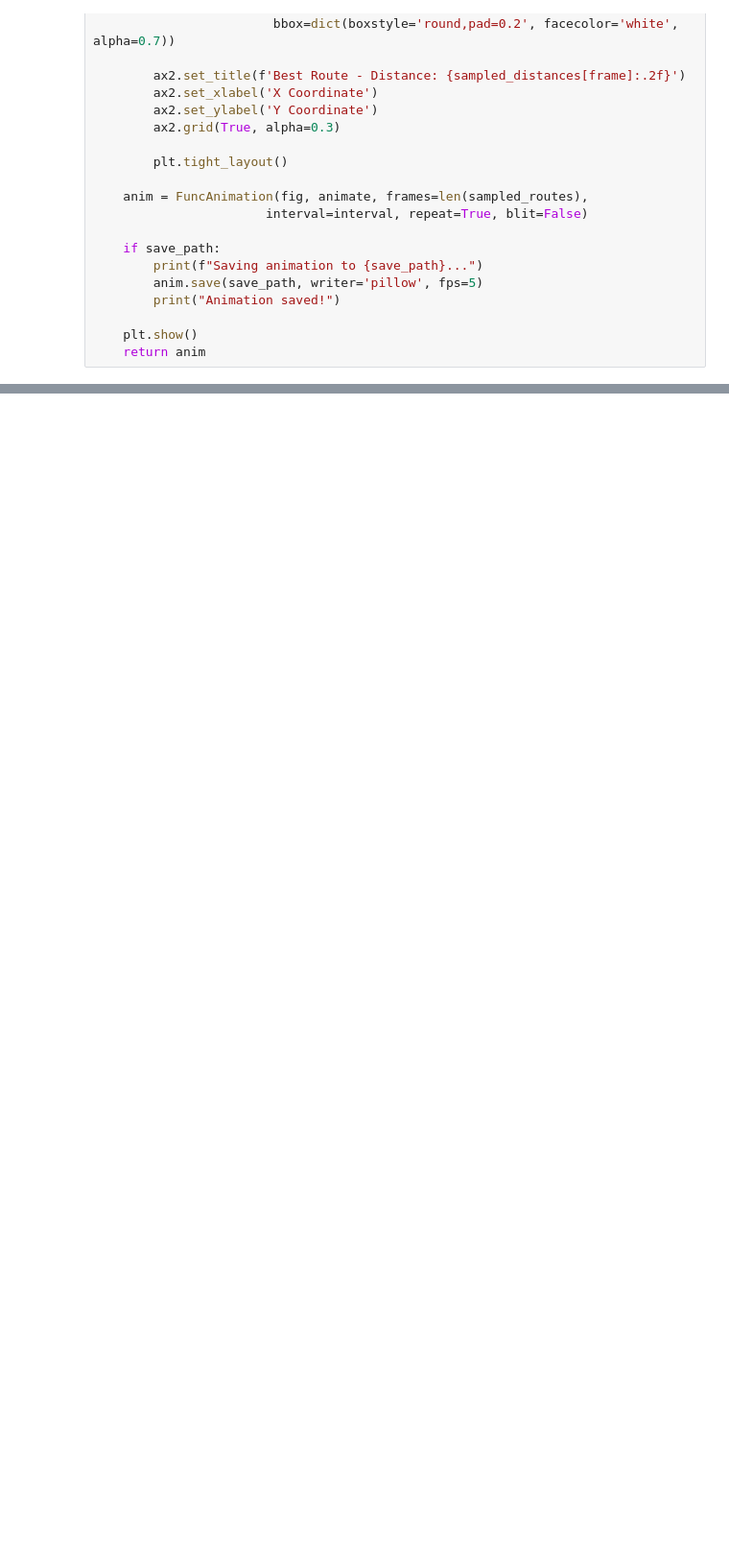
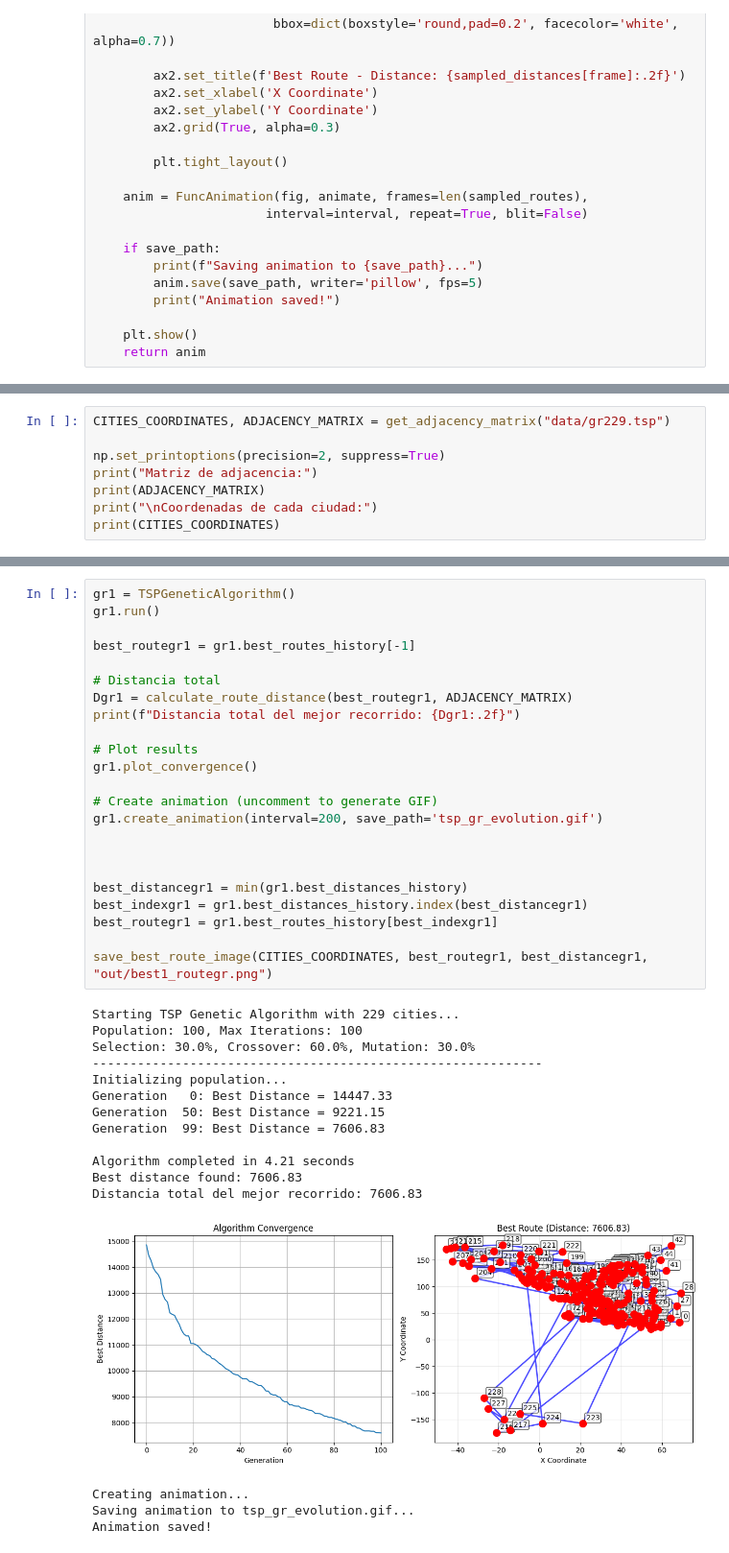
Before and after one commit to DanielRasho/Simulacion-Proj1, a Jupyter notebook: report.ipynb, the cells around one changed output, grey strips where cells are left out. Shown at 96% size. Drawn from its saved outputs; the diff is of its cells as text; blank space fills up the shorter version.

```diff
--- a/report.ipynb
+++ b/report.ipynb
@@ -381,0 +535,8 @@ Animation saved!
+# %%
+CITIES_COORDINATES, ADJACENCY_MATRIX = get_adjacency_matrix("data/gr229.tsp")
+
+np.set_printoptions(precision=2, suppress=True)
+print("Matriz de adjacencia:")
+print(ADJACENCY_MATRIX)
+print("\nCoordenadas de cada ciudad:")
+print(CITIES_COORDINATES)
@@ -381,0 +566,40 @@ Animation saved!
+# %%
+gr1 = TSPGeneticAlgorithm()
+gr1.run()
+
+best_routegr1 = gr1.best_routes_history[-1]
+
+# Distancia total
+Dgr1 = calculate_route_distance(best_routegr1, ADJACENCY_MATRIX)
+print(f"Distancia total del mejor recorrido: {Dgr1:.2f}")
+
+# Plot results
+gr1.plot_convergence()
+
+# Create animation (uncomment to generate GIF)
+gr1.create_animation(interval=200, save_path='tsp_gr_evolution.gif')
+
+
+
+best_distancegr1 = min(gr1.best_distances_history)
+best_indexgr1 = gr1.best_distances_history.index(best_distancegr1)
+best_routegr1 = gr1.best_routes_history[best_indexgr1]
+
+save_best_route_image(CITIES_COORDINATES, best_routegr1, best_distancegr1, "out/best1_routegr.png")
+# %% [output]
+Starting TSP Genetic Algorithm with 229 cities...
+Population: 100, Max Iterations: 100
+Selection: 30.0%, Crossover: 60.0%, Mutation: 30.0%
+------------------------------------------------------------
+Initializing population...
+Generation   0: Best Distance = 14447.33
+Generation  50: Best Distance = 9221.15
+Generation  99: Best Distance = 7606.83
+
+Algorithm completed in 4.21 seconds
+Best distance found: 7606.83
+Distancia total del mejor recorrido: 7606.83
+[figure, added]
+Creating animation...
+Saving animation to tsp_gr_evolution.gif...
+Animation saved!
```
Also changed, not shown: parts of 30 cells of this notebook, 24 other files.
